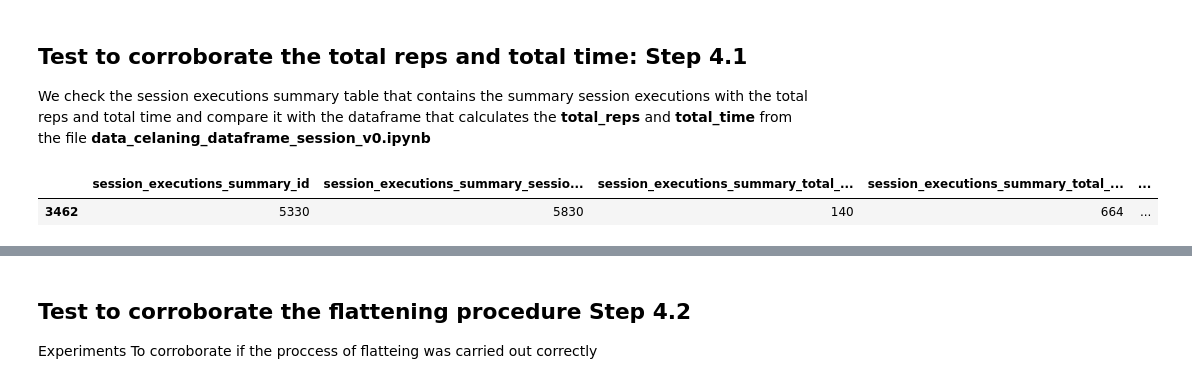
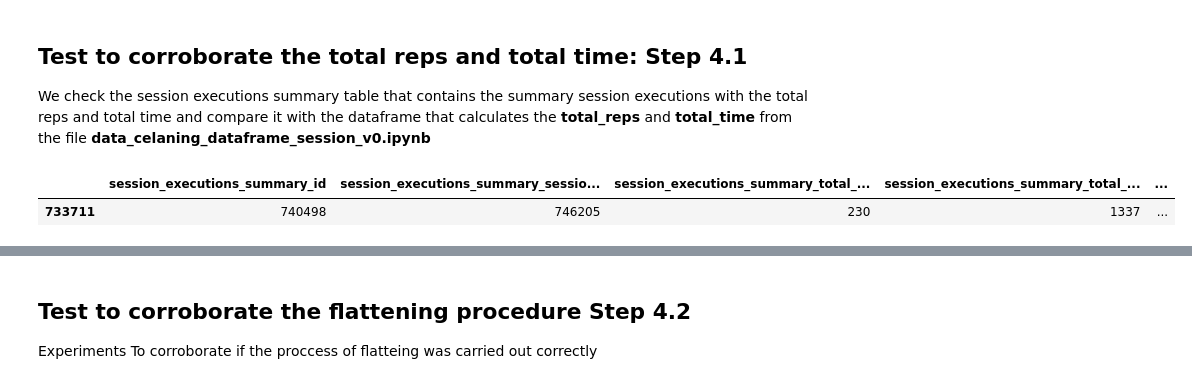
Before and after one commit to evidadeusto/mhunters, a Jupyter notebook: analysis_oscar_preprocessing/Merge.ipynb, the cells around one changed output, grey strips where cells are left out. Drawn from its saved outputs; the diff is of its cells as text; code cells hidden in the pictures.

```diff
--- a/analysis_oscar_preprocessing/Merge.ipynb
+++ b/analysis_oscar_preprocessing/Merge.ipynb
@@ -1176,7 +1176,7 @@ print(df.shape, sum_total, merge.shape)
 
 We check the session executions summary table that contains the summary session executions with the total reps and total time and compare it with the dataframe that calculates the **total_reps** and **total_time** from the file **data_celaning_dataframe_session_v0.ipynb**
 # %%
-session_executions_summary.loc[(session_executions_summary['session_executions_summary_session_execution_id'] == 5830)]
+session_executions_summary.loc[(session_executions_summary['session_executions_summary_session_execution_id'] == 746205)]
 # %% [output]
 |  | session_executions_summary_id | session_executions_summary_sessio... | session_executions_summary_total_... | session_executions_summary_total_... | ... |
-| 3462 | 5330 | 5830 | 140 | 664 | ... |
+| 733711 | 740498 | 746205 | 230 | 1337 | ... |
```
Also changed, not shown: parts of 1 cell of this notebook, 5 other files.
